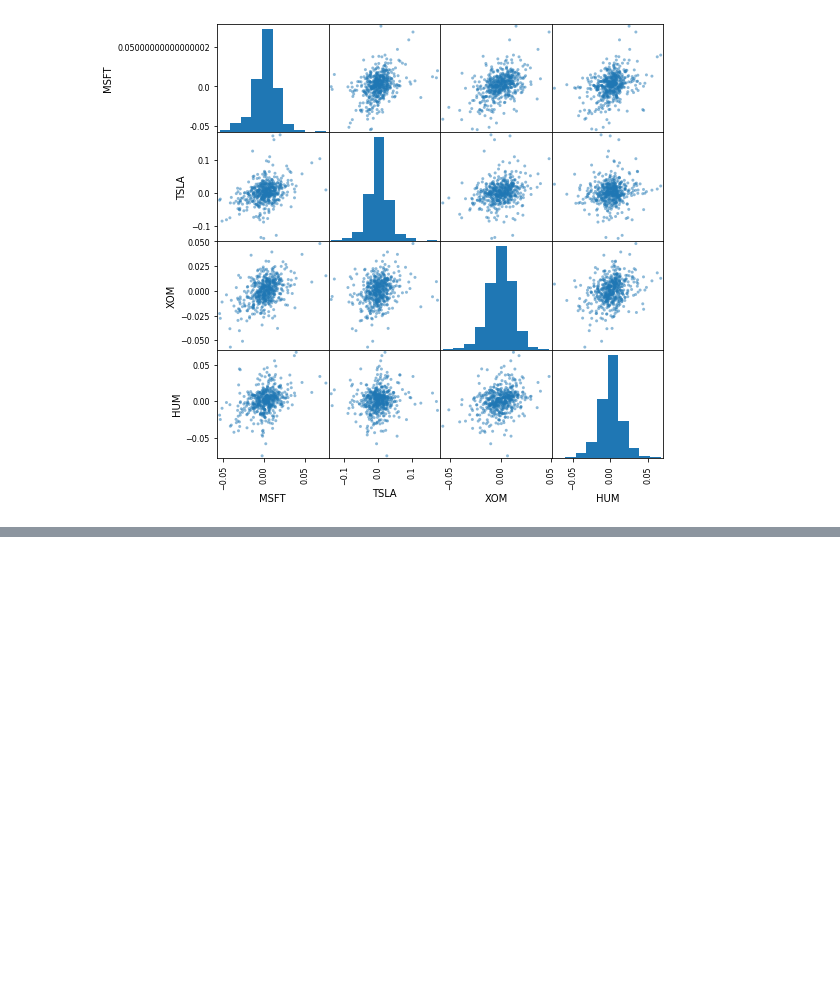
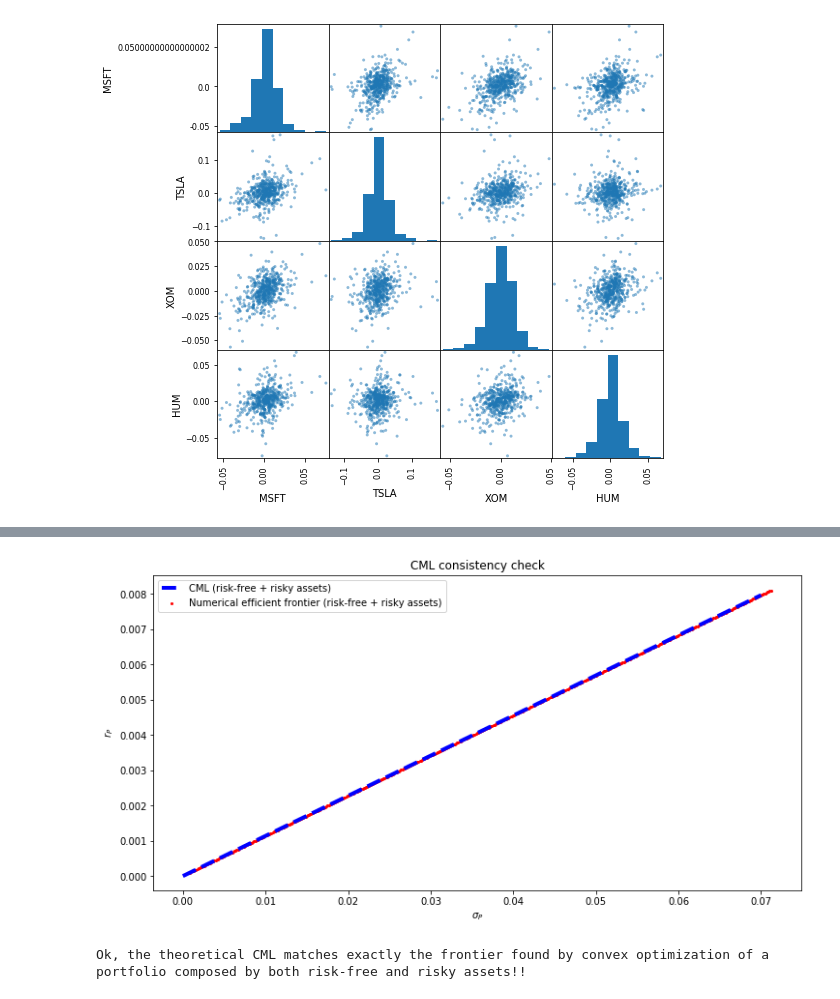
Before and after one commit to rebusland/CAPM, a Jupyter notebook: CAPM.ipynb, the cells around one changed output, grey strips where cells are left out. Drawn from its saved outputs; the diff is of its cells as text; code cells hidden in the pictures; blank space fills up the shorter version.

```diff
--- a/CAPM.ipynb
+++ b/CAPM.ipynb
@@ -121,0 +197,63 @@ Weights sum to  1.0
+# %%
+#
+# Just for a consistency check, find and draw the capital market line, passing through the tangent portfolio
+# through the convex optimization process: add the risk-free asset as fifth assets and find the new optimal portfolio.
+# The optimal portfolio frontier traced numerically should exactly match the CML drawn previously.
+#
+# the USD risk free rate is estimated as the 1-Month FED treasury yield
+# https://www.bloomberg.com/markets/rates-bonds/government-bonds/us
+rf_usd = 0.0 #0.001 / 252; # 0.1% per year, expressed on daily basis
+
+# The optimization problem is similar to the one tackled above
+# Some transformation in the problem are required, e.g. replace returns with "excess returns" over the risk free rate
+# NB assets are now 5: 4 stocks  + 1 risk-free asset
+assets_mean_returns = np.append(rf_usd, df_stocks_ret.mean().values - rf_usd)
+assets_cov_matrix = np.zeros((5,5))
+assets_cov_matrix[1:, 1:] = df_stocks_ret.cov().to_numpy()
+
+P = matrix(assets_cov_matrix);
+q = matrix(np.zeros((5,1)));
+G = matrix(-assets_mean_returns, (1,5), 'd');
+A = matrix(np.ones(5), (1,5), 'd');
+b = matrix(1, (1,1), 'd');
+
+# Target return -> TO BE OVERRIDEN
+h = matrix(-1.0, (1,1), 'd');
+
+target_returns = np.linspace(start=0.2, stop=20, num=500) * sp500_ret.mean()
+
+def find_optimal_portfolio(tgt_return):
+    h = matrix(-tgt_return, (1,1), 'd'); # overwrite just target return
+    solvers.options['show_progress'] = False
+    sol = solvers.qp(P, q, G, h, A, b);
+    opt_weights = np.array(sol['x']).reshape(len(sol['x'])) # convert cvxopt to np row array
+    opt_return = np.inner(assets_mean_returns, opt_weights)
+    opt_stddev = np.sqrt(opt_weights.T.dot(assets_cov_matrix).dot(opt_weights))
+    return opt_stddev, opt_return
+
+ret_risk_points = []
+for tgt_ret in target_returns:
+    ret_risk_points.append(find_optimal_portfolio(tgt_ret));
+
+# plot everything together
+x, y = zip(*ret_risk_points)
+plt.figure(figsize=(12,6));
+
+# theoretical capital market line
+sharpe_ratio = ret_tang_portfolio / stddev_tang_portfolio; # slope of CML
+x_stddev = np.linspace(start=0.0, stop=0.07, num=100)
+y_cml_ret = sharpe_ratio * x_stddev
+plt.plot(x_stddev, y_cml_ret, c='blue',lw=4, linestyle='--', label='CML (risk-free + risky assets)')
+
+plt.scatter(x, y, c='red', s=4, label='Numerical efficient frontier (risk-free + risky assets)');
+plt.title('CML consistency check')
+plt.xlabel(r'$\sigma_P$');
+plt.ylabel(r'$r_P$');
+plt.legend();
+plt.show();
+
+print('Ok, the theoretical CML matches exactly the frontier found by convex optimization '
+      'of a portfolio composed by both risk-free and risky assets!!')
+# %% [output]
+[figure, added]
+Ok, the theoretical CML matches exactly the frontier found by convex optimization of a portfolio composed by both risk-free and risky assets!!
```
Also changed, not shown: parts of 2 cells of this notebook.
